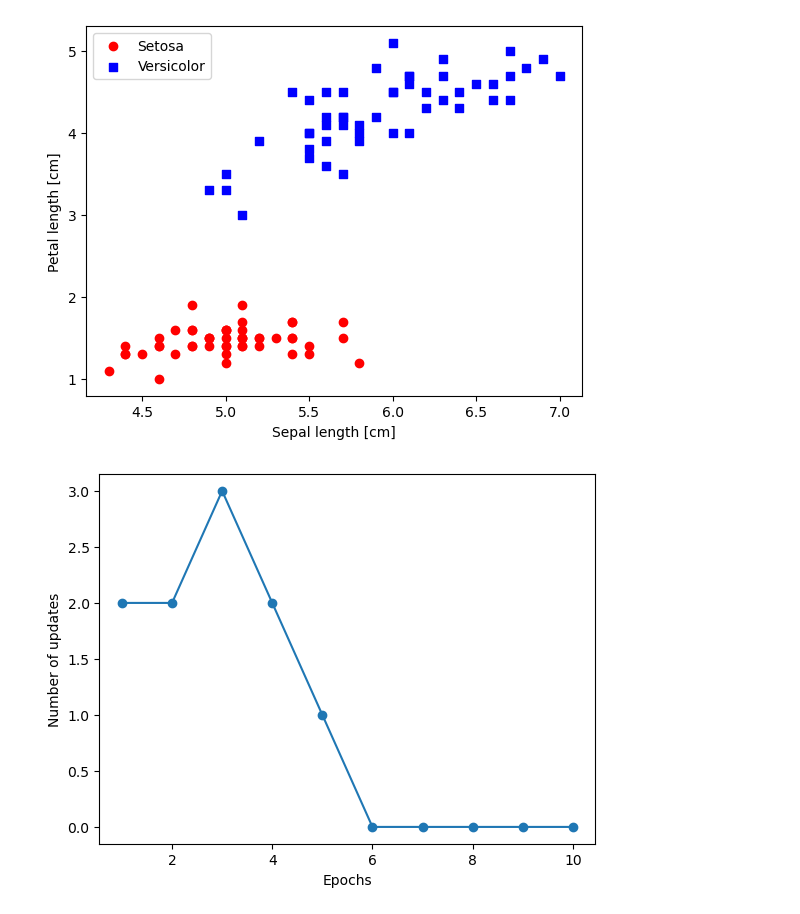
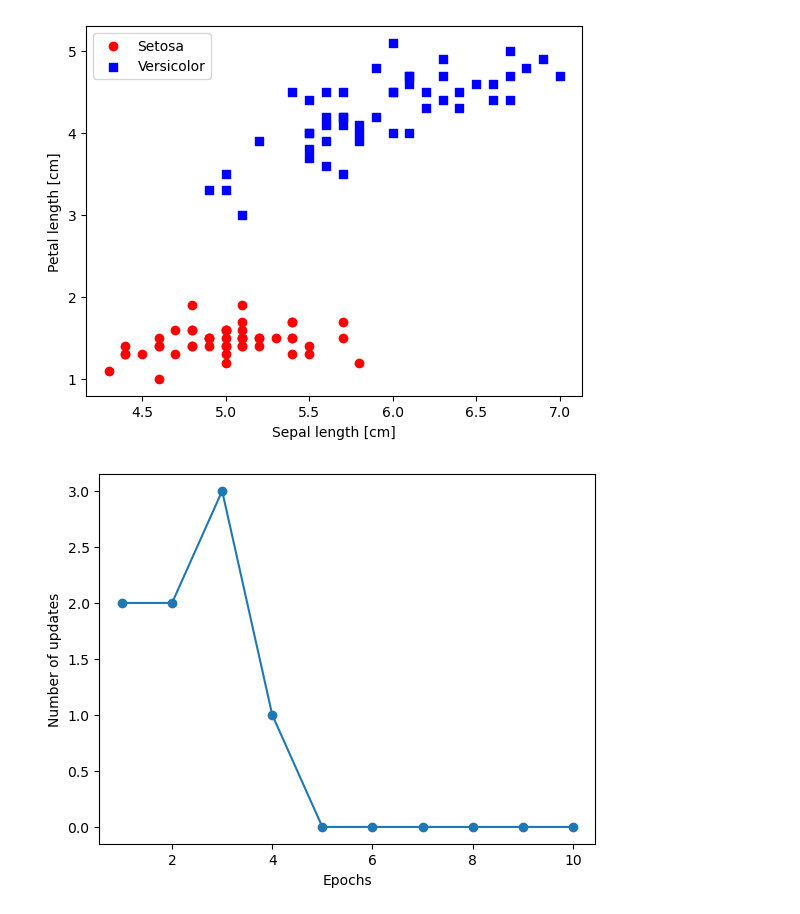
Before and after one commit to yf8578/Learning, a Jupyter notebook: ML/pythonml_pytorch_scikit_learn/ch02/ch02.ipynb, the cells around one changed output. Saved outputs shown, nothing was run; the diff lists cells and outputs as text; code cells hidden in the pictures.

```diff
--- a/ML/pythonml_pytorch_scikit_learn/ch02/ch02.ipynb
+++ b/ML/pythonml_pytorch_scikit_learn/ch02/ch02.ipynb
@@ -194,15 +186,15 @@ plt.show()
 # %% [output]
 [figure]
 # %%
-ppn = Perceptron(eta=0.1, n_iter=10)
+ppn = Perceptron(eta=0.01, n_iter=10)
+ppn.fit(X, y)
+plt.plot(range(1, len(ppn.errors_)+1), ppn.errors_, marker='o')
 
-ppn.fit(X, y)
-
-plt.plot(range(1, len(ppn.errors_) + 1), ppn.errors_, marker='o')
 plt.xlabel('Epochs')
 plt.ylabel('Number of updates')
 
 # plt.savefig('images/02_07.png', dpi=300)
 plt.show()
+#在第六次之后开始收敛
 # %% [output]
-[figure, old version]
+[figure, new version]
```
Also changed, not shown: parts of 10 cells of this notebook, 1 other file.
